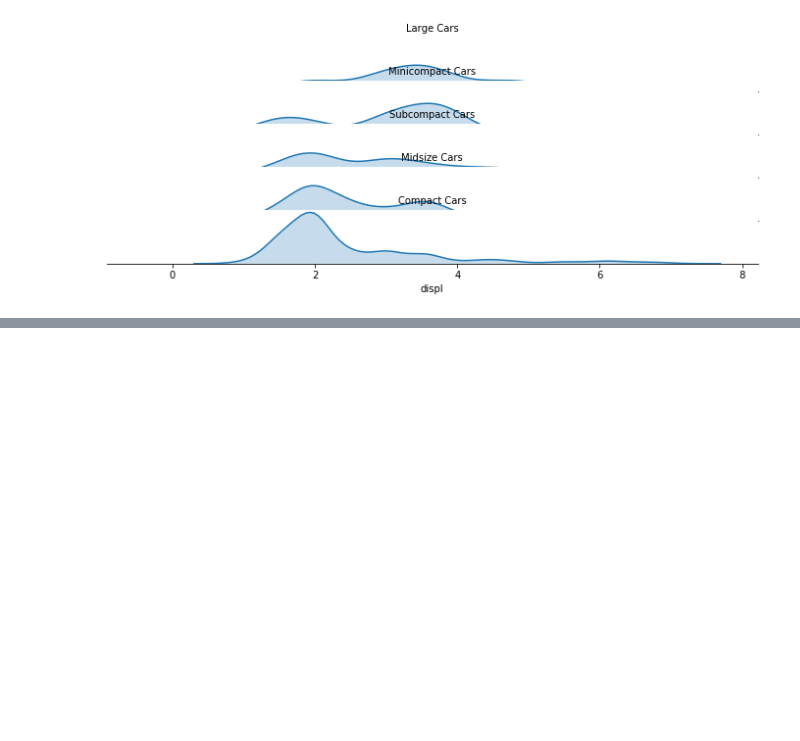
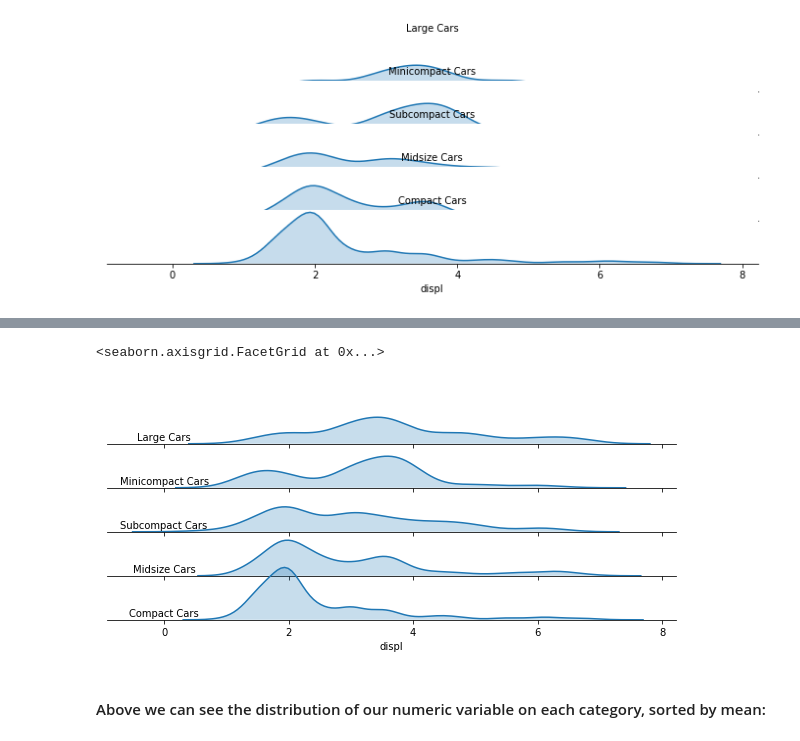
Before and after one commit to A2Amir/Data-Visualization-in-Data-Science-Process, a Jupyter notebook: Code/Ridgeline Plots.ipynb, the cells around one changed output, grey strips where cells are left out. Cells and saved outputs as stored; diff of their text form; code cells hidden in the pictures; blank space fills up the shorter version.

```diff
--- a/Code/Ridgeline Plots.ipynb
+++ b/Code/Ridgeline Plots.ipynb
@@ -66,0 +74,25 @@ g.set_titles('{row_name}')
+# %%
+group_order = df.groupby(df['VClass']).mean().sort_values(['displ'], ascending = False).index
+
+g = sb.FacetGrid(data = df, row = 'VClass', size = 0.85, aspect = 12,
+                row_order = group_order, gridspec_kws={'hspace':-0.2})
+g.map(sb.kdeplot, 'displ', shade = True)
+
+g.set(yticks=[])
+g.despine(left=True)
+
+# set the transparency of each subplot to full
+g.map(lambda **kwargs: plt.gca().patch.set_alpha(0))
+
+# remove subplot titles and write in new labels
+def label_text(x, **kwargs):
+    plt.text(0, 0.02, x.iloc[0], ha = 'center', va = 'bottom')
+
+g.map(label_text, 'VClass')
+g.set_xlabels('displ')
+g.set_titles('')
+# %% [output]
+<seaborn.axisgrid.FacetGrid at 0x...>
+[figure, added]
+# %% [markdown]
+#### Above we can see the distribution of our numeric variable on each category, sorted by mean:
```
Also changed, not shown: parts of 6 cells of this notebook.
